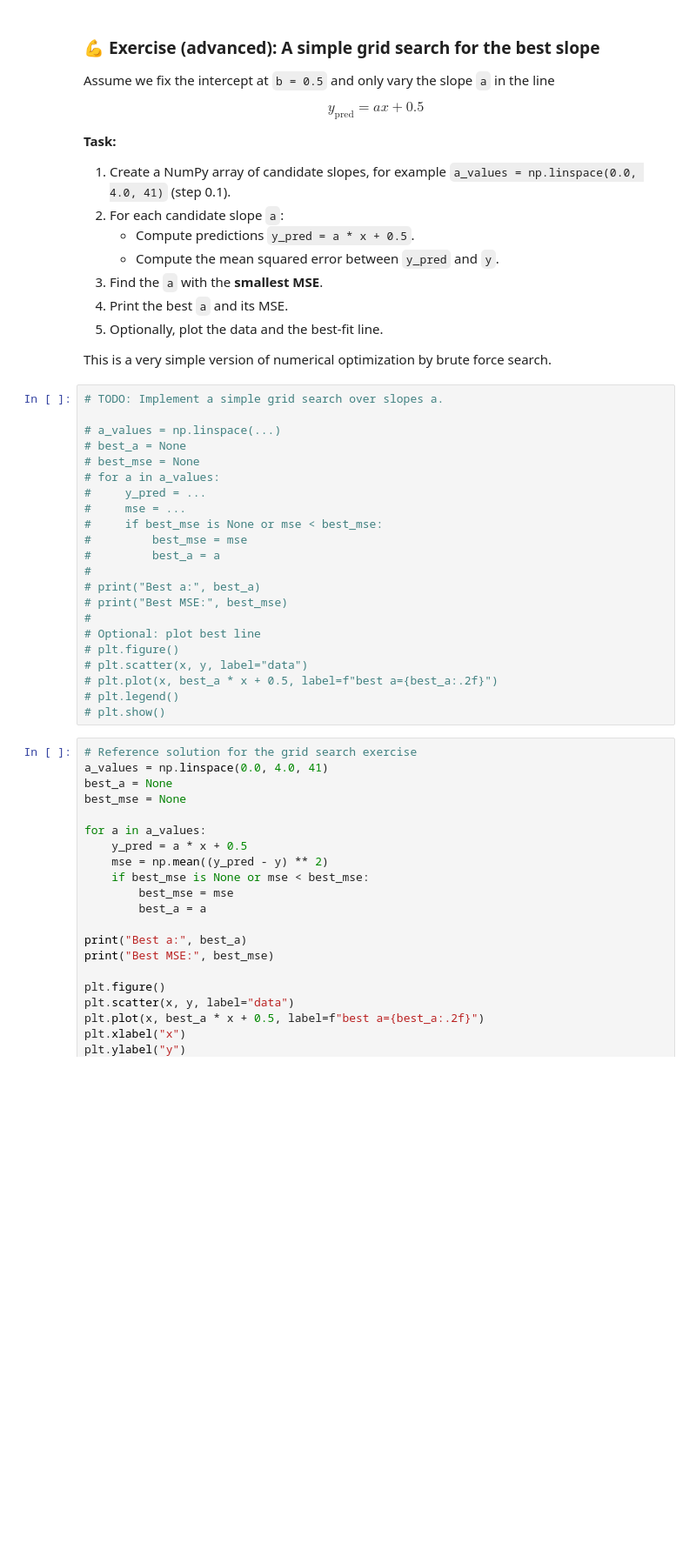
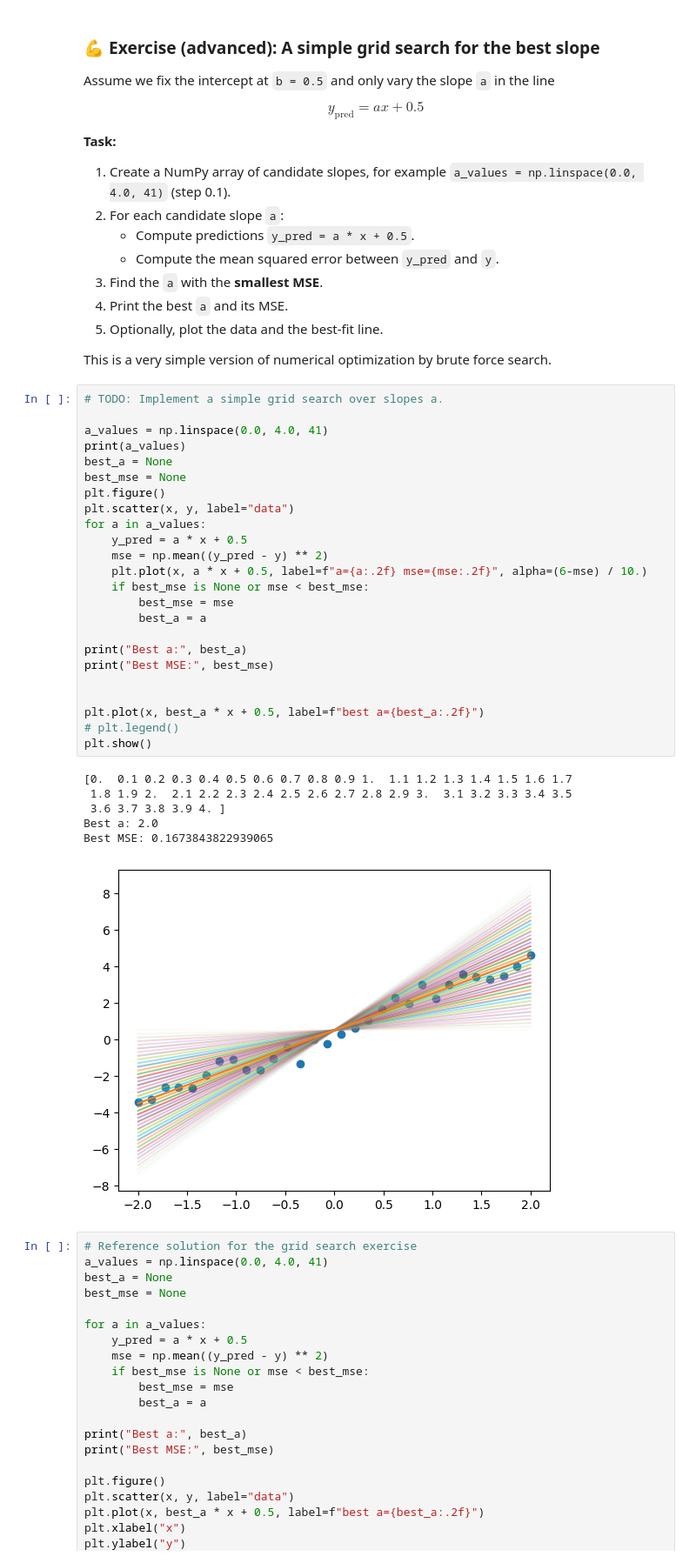
Before and after one commit to Artillence/python_advanced_course, a Jupyter notebook: day4_deep_learning_pytorch.ipynb, the cells around one changed output. Shown at 87% size. Cells and saved outputs as stored; diff of their text form; blank space fills up the shorter version.

```diff
--- a/day4_deep_learning_pytorch.ipynb
+++ b/day4_deep_learning_pytorch.ipynb
@@ -211,25 +215,34 @@ This is a very simple version of numerical optimization by brute force search.
 # %%
 # TODO: Implement a simple grid search over slopes a.
 
-# a_values = np.linspace(...)
-# best_a = None
-# best_mse = None
-# for a in a_values:
-#     y_pred = ...
-#     mse = ...
-#     if best_mse is None or mse < best_mse:
-#         best_mse = mse
-#         best_a = a
-#
-# print("Best a:", best_a)
-# print("Best MSE:", best_mse)
-#
-# Optional: plot best line
-# plt.figure()
-# plt.scatter(x, y, label="data")
-# plt.plot(x, best_a * x + 0.5, label=f"best a={best_a:.2f}")
+a_values = np.linspace(0.0, 4.0, 41)
+print(a_values)
+best_a = None
+best_mse = None
+plt.figure()
+plt.scatter(x, y, label="data")
+for a in a_values:
+    y_pred = a * x + 0.5
+    mse = np.mean((y_pred - y) ** 2)
+    plt.plot(x, a * x + 0.5, label=f"a={a:.2f} mse={mse:.2f}", alpha=(6-mse) / 10.)
+    if best_mse is None or mse < best_mse:
+        best_mse = mse
+        best_a = a
+
+print("Best a:", best_a)
+print("Best MSE:", best_mse)
+
+
+plt.plot(x, best_a * x + 0.5, label=f"best a={best_a:.2f}")
 # plt.legend()
-# plt.show()
+plt.show()
+# %% [output]
+[0.  0.1 0.2 0.3 0.4 0.5 0.6 0.7 0.8 0.9 1.  1.1 1.2 1.3 1.4 1.5 1.6 1.7
+ 1.8 1.9 2.  2.1 2.2 2.3 2.4 2.5 2.6 2.7 2.8 2.9 3.  3.1 3.2 3.3 3.4 3.5
+ 3.6 3.7 3.8 3.9 4. ]
+Best a: 2.0
+Best MSE: 0.1673843822939065
+[figure, added]
 # %%
 # Reference solution for the grid search exercise
 a_values = np.linspace(0.0, 4.0, 41)
```
Also changed, not shown: parts of 26 cells of this notebook, 1 other file.
